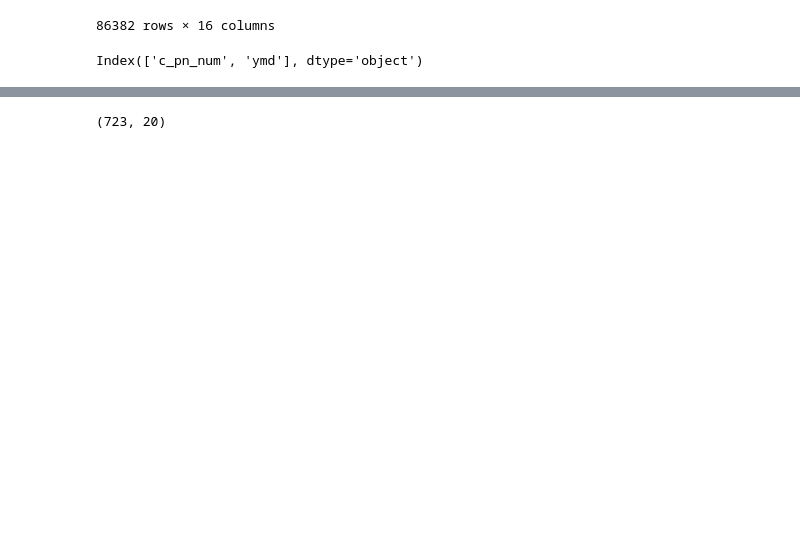
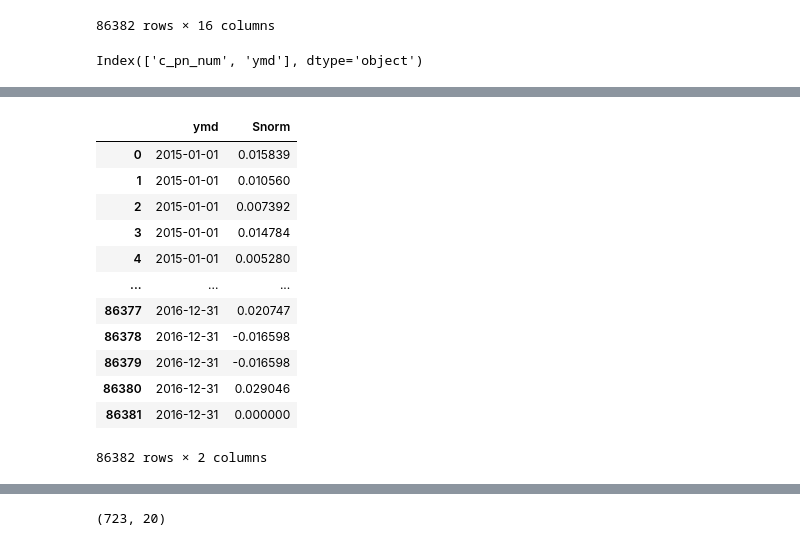
Before and after one commit to K-JSOO/LDA_topic_modeling_project, a Jupyter notebook: Toy_LDA4_TopicModeling_PN.ipynb, the cells around one changed output, grey strips where cells are left out. Cells and saved outputs as stored; diff of their text form; code cells hidden in the pictures; blank space fills up the shorter version.

```diff
--- a/Toy_LDA4_TopicModeling_PN.ipynb
+++ b/Toy_LDA4_TopicModeling_PN.ipynb
@@ -383,0 +140,18 @@ D3_re.to_excel('D:\\toy\\data\\online_news_pn_D3_re.xlsx')
+# %%
+# 확인
+
+D2_re2
+# %% [output]
+|  | ymd | Snorm |
+| 0 | 2015-01-01 | 0.015839 |
+| 1 | 2015-01-01 | 0.010560 |
+| 2 | 2015-01-01 | 0.007392 |
+| 3 | 2015-01-01 | 0.014784 |
+| 4 | 2015-01-01 | 0.005280 |
+| ... | ... | ... |
+| 86377 | 2016-12-31 | 0.020747 |
+| 86378 | 2016-12-31 | -0.016598 |
+| 86379 | 2016-12-31 | -0.016598 |
+| 86380 | 2016-12-31 | 0.029046 |
+| 86381 | 2016-12-31 | 0.000000 |
+86382 rows × 2 columns
```
Also changed, not shown: parts of 67 cells of this notebook.
